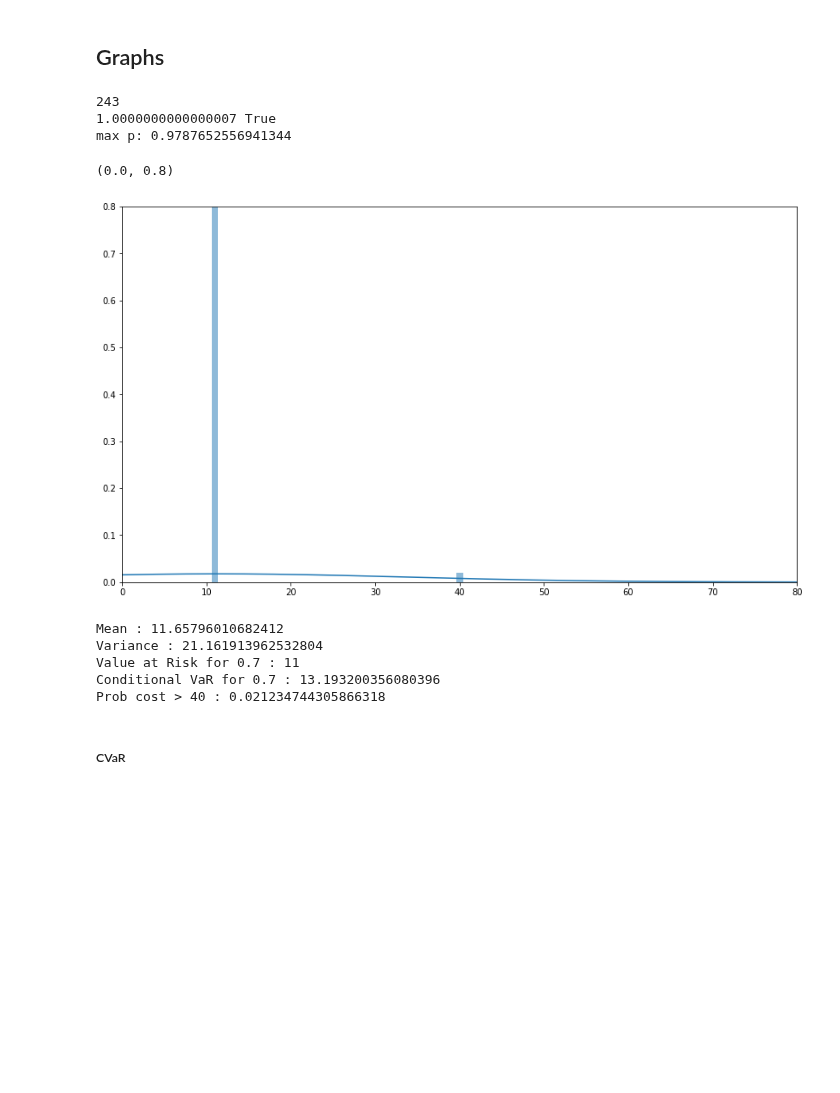
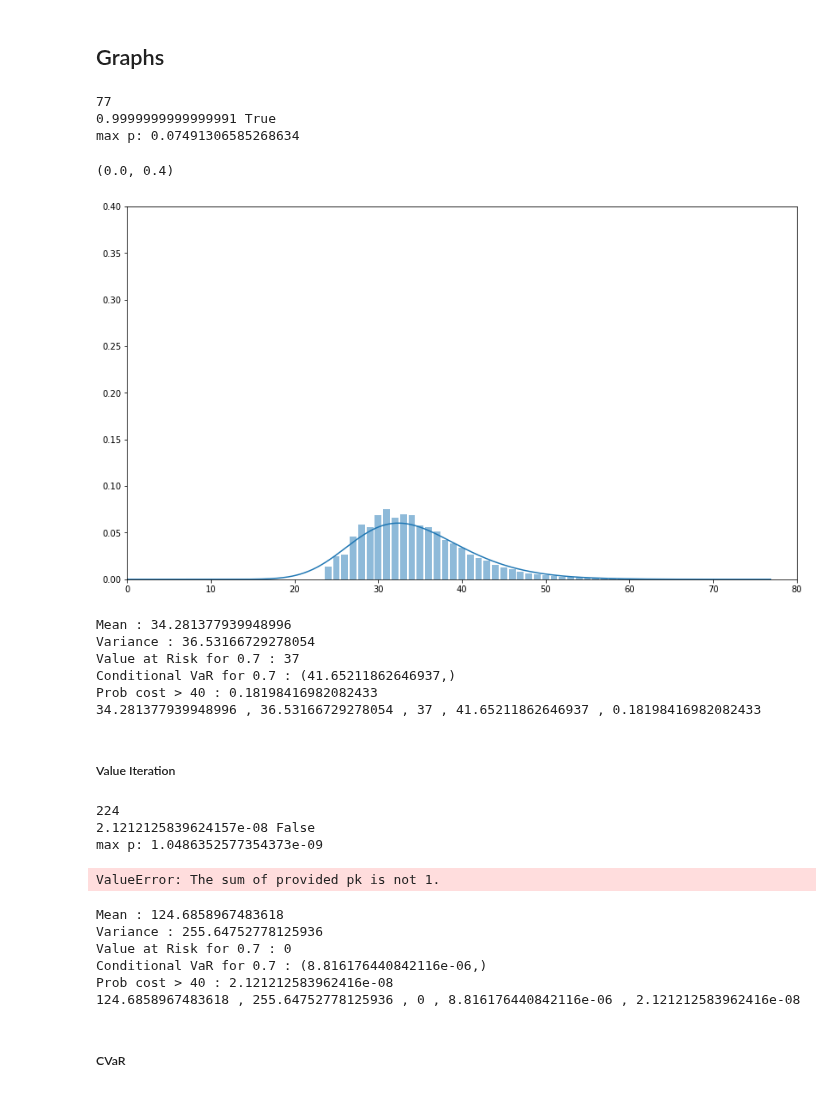
Before and after one commit to yannikschnitzer/prism, a Jupyter notebook: prism/distr.ipynb, the cells around one changed output. Drawn from its saved outputs; the diff is of its cells as text; code cells hidden in the pictures; blank space fills up the shorter version.

Commit message:
Added calling regular VI code from distributional exp VI, issue with generating the distribution for it for some reason, from policy when generating dtmc? + added filename options for DTMC

```diff
--- a/prism/distr.ipynb
+++ b/prism/distr.ipynb
@@ -56,31 +56,31 @@ def prob_threshold(z, p, thresh):
 # %%
 dist = pd.read_csv('distr.csv')
 #dist.head(10)
 rx = dist['r'].to_numpy()
 rp = dist['p'].to_numpy()
 n = np.max(np.where(rp > 1e-20))
 rx = rx[0:n+1]
 rp = rp[0:n+1]
 # z = z[0:n+1]
 print(n)
 print(np.sum(rp), np.allclose(np.sum(rp), 1))
 print("max p:", np.max(rp))
 distr = scipy.stats.rv_discrete(values=(rx, rp))
 # h = plt.bar(rx, rp, alpha=0.5)
 plt.figure(figsize=(14,8))
 h = plt.bar(rx, distr.pmf(rx), alpha=0.5)
 kernel = scipy.stats.gaussian_kde(rx, weights=rp)
 range = np.arange(0, n, 0.1)
 plt.plot(range, kernel(range))
 plt.xlim([0,80])
-plt.ylim([0,0.8])
+plt.ylim([0,0.4])
 # plt.fill_between(range, kernel(range))
 # %% [output]
-243
-1.0000000000000007 True
-max p: 0.9787652556941344
+77
+0.9999999999999991 True
+max p: 0.07491306585268634
-(0.0, 0.8)
+(0.0, 0.4)
-[figure, old version]
+[figure, new version]
 # %%
 alpha=0.7
 thresh = 40
@@ -88,14 +88,62 @@ print(f"Mean : {weighted_mean(rx, rp)}")
 print(f"Variance : {variance(rx, rp)}")
 var_dtmc = VaR(rx, rp, alpha)
 print(f"Value at Risk for {alpha} : {var_dtmc}")
-print(f"Conditional VaR for {alpha} : {CVaR(rx, rp, var_dtmc, alpha)}")
+print(f"Conditional VaR for {alpha} : {CVaR(rx, rp, var_dtmc, alpha),}")
 print(f"Prob cost > {thresh} : {prob_threshold(rx, rp, thresh)}")
+print(weighted_mean(rx, rp),",",variance(rx, rp),",",var_dtmc,",", CVaR(rx, rp, var_dtmc, alpha),",",prob_threshold(rx, rp, thresh))
 # %% [output]
-Mean : 11.65796010682412
-Variance : 21.161913962532804
-Value at Risk for 0.7 : 11
-Conditional VaR for 0.7 : 13.193200356080396
-Prob cost > 40 : 0.021234744305866318
+Mean : 34.281377939948996
+Variance : 36.53166729278054
+Value at Risk for 0.7 : 37
+Conditional VaR for 0.7 : (41.65211862646937,)
+Prob cost > 40 : 0.18198416982082433
+34.281377939948996 , 36.53166729278054 , 37 , 41.65211862646937 , 0.18198416982082433
+# %% [markdown]
+##### Value Iteration
+# %%
+dist = pd.read_csv('distr_vi.csv')
+#dist.head(10)
+rx_v = dist['r'].to_numpy()
+rp_v = dist['p'].to_numpy()
+n_v = np.max(np.where(rp_v > 1e-20))
+rx_v = rx_v[0:n_v+1]
+rp_v = rp_v[0:n_v+1]
+# z = z[0:n+1]
+print(n_v)
+print(np.sum(rp_v), np.allclose(np.sum(rp_v), 1))
+print("max p:", np.max(rp_v))
+distr_v = scipy.stats.rv_discrete(values=(rx_v, rp_v))
+# h = plt.bar(rx, rp, alpha=0.5)
+plt.figure(figsize=(14,8))
+h = plt.bar(rx_v, distr_v.pmf(rx_v), alpha=0.5)
+kernel_v = scipy.stats.gaussian_kde(rx_v, weights=rp_v)
+range = np.arange(0, n_v, 0.1)
+plt.plot(range, kernel_v(range))
+plt.xlim([0,80])
+plt.ylim([0,0.4])
+# plt.fill_between(range, kernel(range))
+# %% [output]
+224
+2.1212125839624157e-08 False
+max p: 1.0486352577354373e-09
+ValueError: The sum of provided pk is not 1.
+# %%
+alpha=0.7
+thresh = 40
+print(f"Mean : {weighted_mean(rx_v, rp_v)}")
+print(f"Variance : {variance(rx_v, rp_v)}")
+var_dtmc_v = VaR(rx_v, rp_v, alpha)
+print(f"Value at Risk for {alpha} : {var_dtmc_v}")
+print(f"Conditional VaR for {alpha} : {CVaR(rx_v, rp_v, var_dtmc_v, alpha),}")
+print(f"Prob cost > {thresh} : {prob_threshold(rx_v, rp_v, thresh)}")
+print(weighted_mean(rx_v, rp_v),",",variance(rx_v, rp_v),",",var_dtmc_v,",", CVaR(rx_v, rp_v, var_dtmc_v, alpha),",",prob_threshold(rx_v, rp_v, thresh))
+# %% [output]
+Mean : 124.6858967483618
+Variance : 255.64752778125936
+Value at Risk for 0.7 : 0
+Conditional VaR for 0.7 : (8.816176440842116e-06,)
+Prob cost > 40 : 2.121212583962416e-08
+124.6858967483618 , 255.64752778125936 , 0 , 8.816176440842116e-06 , 2.121212583962416e-08
 # %% [markdown]
 ##### CVaR
 # %%
```
Also changed, not shown: parts of 4 cells of this notebook, 4 other files.
